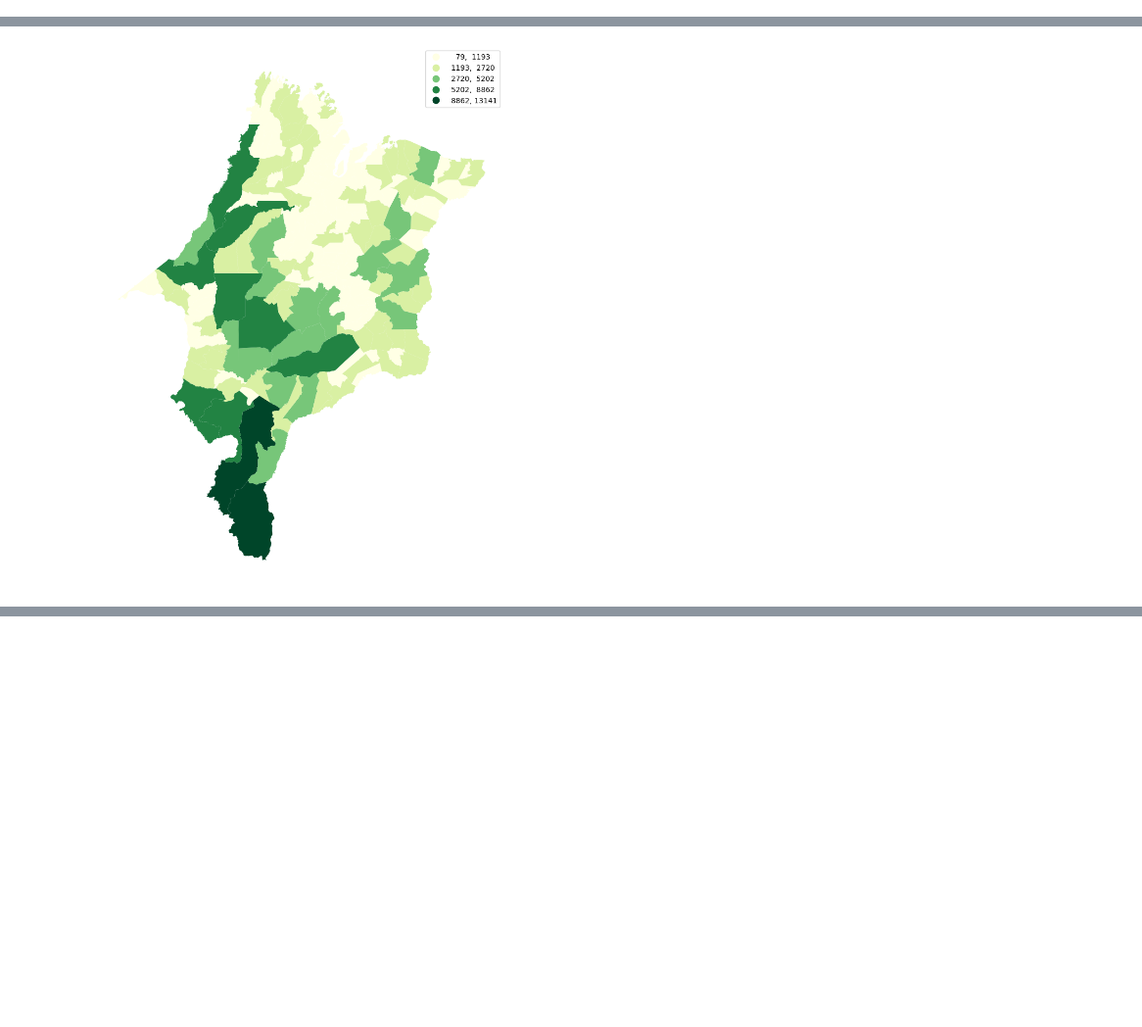
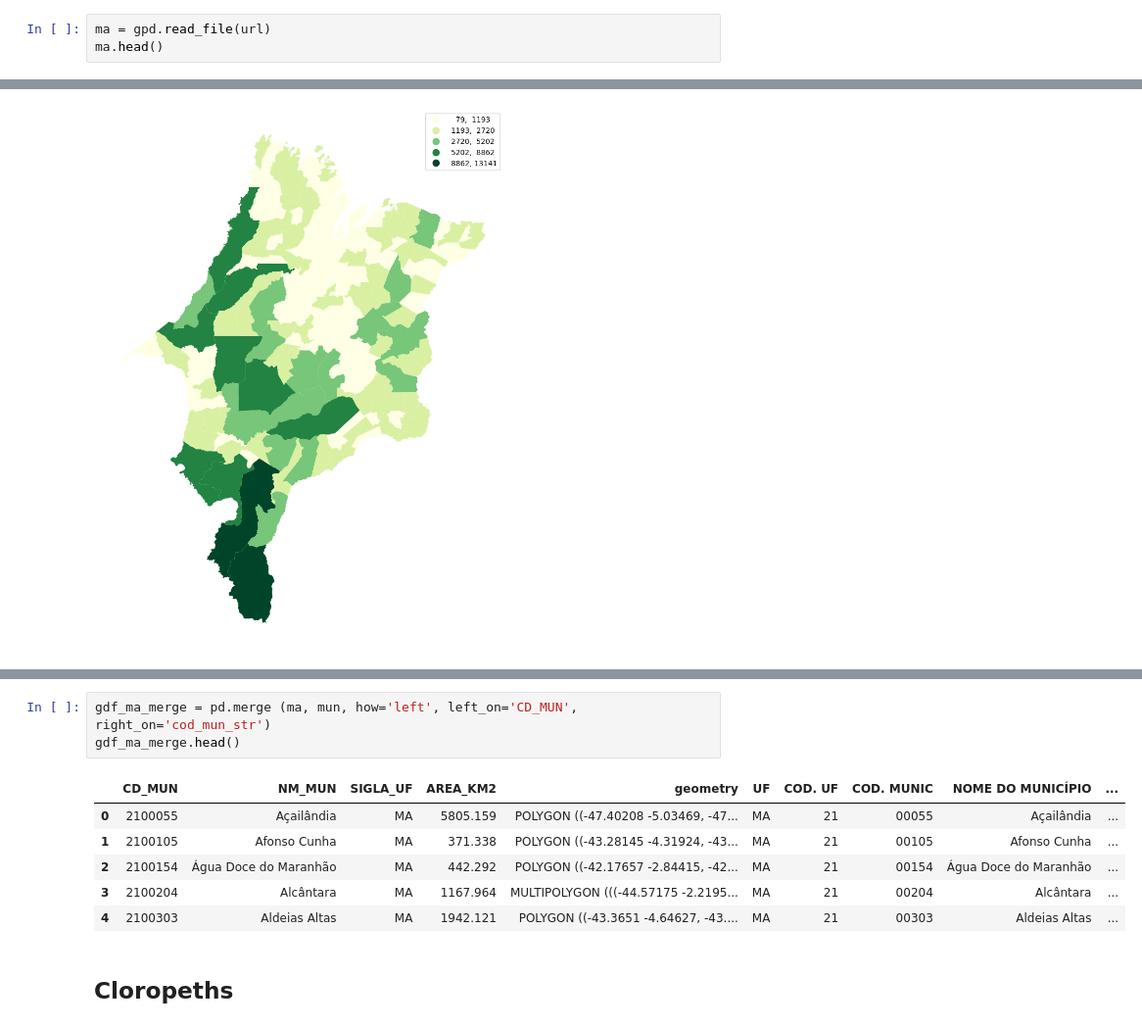
Before and after one commit to LambdaGeo/cdgeo, a Jupyter notebook: src/capitulo8.ipynb, the cells around one changed output, grey strips where cells are left out. Shown at 98% size. Saved outputs shown, nothing was run; the diff lists cells and outputs as text; blank space fills up the shorter version.

```diff
--- a/src/capitulo8.ipynb
+++ b/src/capitulo8.ipynb
@@ -23,0 +7,3 @@ Successfully installed mapclassify-2.6.1
+# %%
+ma = gpd.read_file(url)
+ma.head()
@@ -120,0 +184,12 @@ ax.set_axis_off();
+# %%
+gdf_ma_merge = pd.merge (ma, mun, how='left', left_on='CD_MUN', right_on='cod_mun_str')
+gdf_ma_merge.head()
+# %% [output]
+|  | CD_MUN | NM_MUN | SIGLA_UF | AREA_KM2 | geometry | UF | COD. UF | COD. MUNIC | NOME DO MUNICÍPIO | ... |
+| 0 | 2100055 | Açailândia | MA | 5805.159 | POLYGON ((-47.40208 -5.03469, -47... | MA | 21 | 00055 | Açailândia | ... |
+| 1 | 2100105 | Afonso Cunha | MA | 371.338 | POLYGON ((-43.28145 -4.31924, -43... | MA | 21 | 00105 | Afonso Cunha | ... |
+| 2 | 2100154 | Água Doce do Maranhão | MA | 442.292 | POLYGON ((-42.17657 -2.84415, -42... | MA | 21 | 00154 | Água Doce do Maranhão | ... |
+| 3 | 2100204 | Alcântara | MA | 1167.964 | MULTIPOLYGON (((-44.57175 -2.2195... | MA | 21 | 00204 | Alcântara | ... |
+| 4 | 2100303 | Aldeias Altas | MA | 1942.121 | POLYGON ((-43.3651 -4.64627, -43.... | MA | 21 | 00303 | Aldeias Altas | ... |
+# %% [markdown]
+## Cloropeths
```
Also changed, not shown: parts of 26 cells of this notebook, 11 other files.
